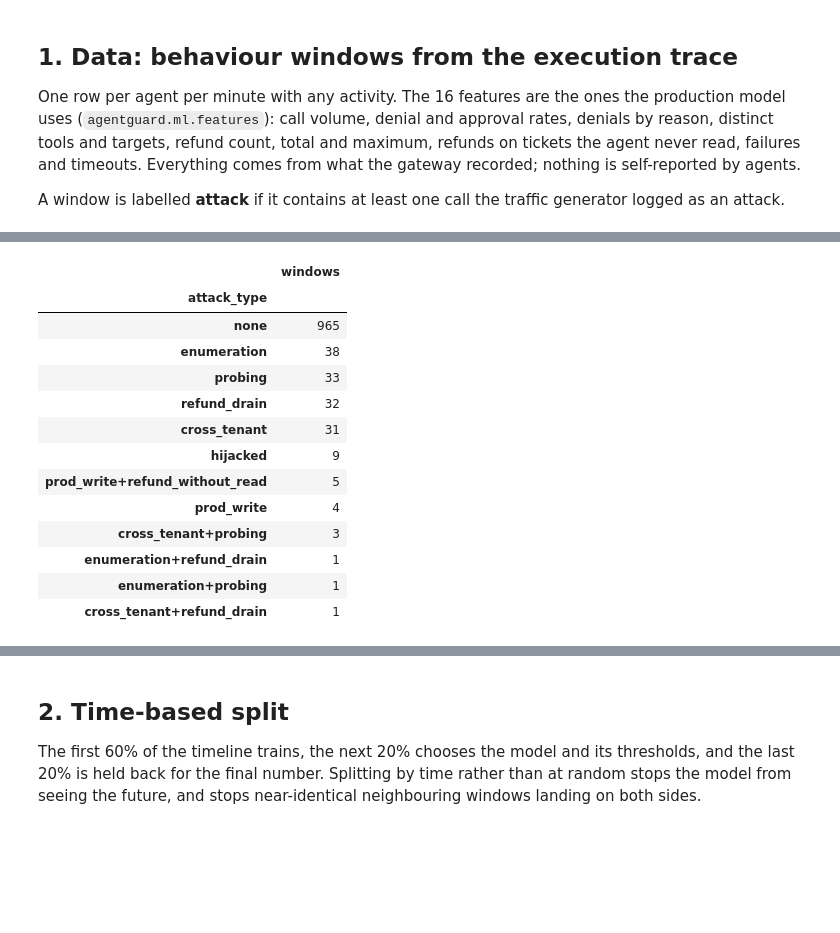
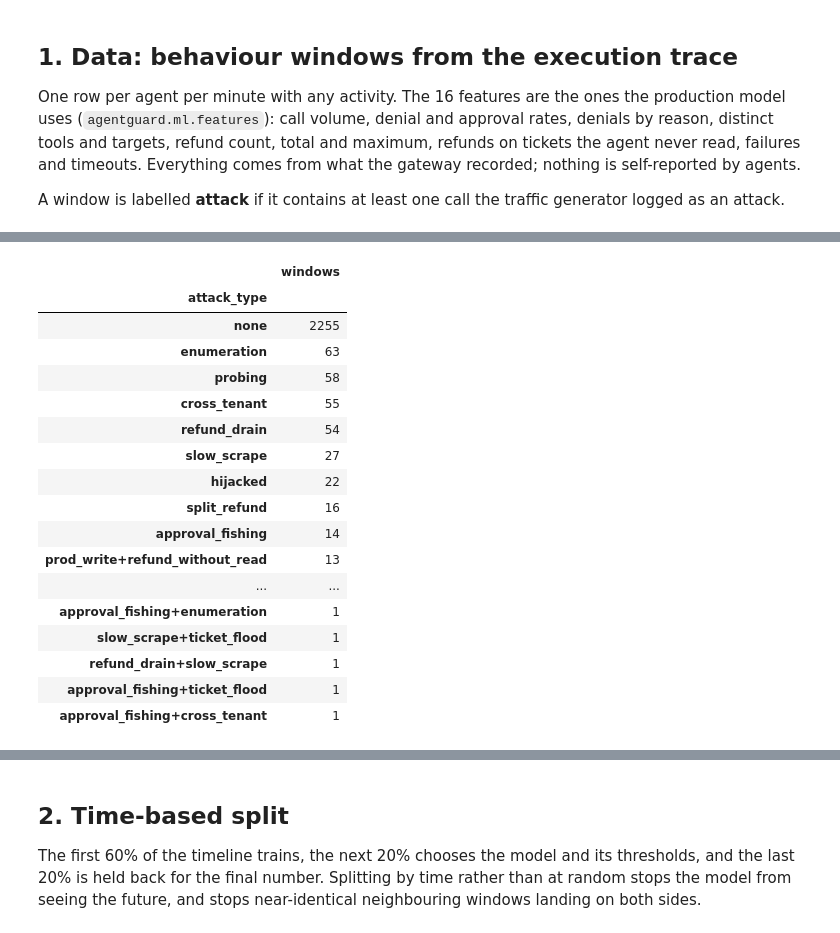
Before and after one commit to barath80/AgentGuard, a Jupyter notebook: notebooks/anomaly_model.ipynb, the cells around one changed output, grey strips where cells are left out. Saved outputs shown, nothing was run; the diff lists cells and outputs as text; code cells hidden in the pictures; blank space fills up the shorter version.

```diff
--- a/notebooks/anomaly_model.ipynb
+++ b/notebooks/anomaly_model.ipynb
@@ -22,6 +22,7 @@ from pathlib import Path
 import matplotlib.pyplot as plt
 import numpy as np
 import pandas as pd
+from IPython.display import display
 from sklearn.metrics import average_precision_score, precision_recall_curve, roc_auc_score
 
 from agentguard.ml.detectors import DETECTORS
@@ -34,7 +35,10 @@ SEED = 0
 # Where the data comes from. With a database and label file available, windows are rebuilt from the
 # trace and saved to DATASET; otherwise the saved dataset is used, so the notebook reruns anywhere.
 DATABASE_URL = os.environ.get("DATABASE_URL")
-LABELS = Path(os.environ.get("AGENTGUARD_LABELS", "data/attacks.jsonl"))
+# One or more ground-truth files (comma-separated): each traffic-generation run writes its own.
+LABELS = [Path(p) for p in os.environ.get("AGENTGUARD_LABELS", "data/attacks.jsonl").split(",") if p]
+# When the second dataset began: the generator added four attack types the first model never saw.
+SECOND_DATASET = datetime.fromisoformat(os.environ.get("AGENTGUARD_SECOND_DATASET", "2026-10-30T09:05:10+00:00"))
 DATA_SINCE = datetime.fromisoformat(os.environ.get("AGENTGUARD_DATA_SINCE", "2026-10-30T05:03:01+00:00"))
 WINDOW = timedelta(minutes=float(os.environ.get("AGENTGUARD_WINDOW_MINUTES", "1")))
 DATASET = Path("data/windows.csv")
@@ -57,9 +61,10 @@ def build_dataset() -> pd.DataFrame:
     finally:
         close_session(session)
     attacks = {}
-    for line in LABELS.read_text().splitlines():
-        row = json.loads(line)
-        attacks[row["execution_id"]] = row["attack"]
+    for path in LABELS:
+        for line in path.read_text().splitlines():
+            row = json.loads(line)
+            attacks[row["execution_id"]] = row["attack"]
     rows = []
     for w in windows:
         kinds = sorted({attacks[e] for e in w.execution_ids if e in attacks})
@@ -71,7 +76,7 @@ def build_dataset() -> pd.DataFrame:
     return pd.DataFrame(rows).sort_values("start").reset_index(drop=True)
 
 
-if DATABASE_URL and LABELS.exists():
+if DATABASE_URL and all(path.exists() for path in LABELS):
     data = build_dataset()
     DATASET.parent.mkdir(parents=True, exist_ok=True)
     data.to_csv(DATASET, index=False)
@@ -90,17 +95,21 @@ rebuilt from the trace and saved to data\windows.csv
 |  | windows |
 | attack_type |  |
-| none | 965 |
-| enumeration | 38 |
-| probing | 33 |
-| refund_drain | 32 |
-| cross_tenant | 31 |
-| hijacked | 9 |
-| prod_write+refund_without_read | 5 |
-| prod_write | 4 |
-| cross_tenant+probing | 3 |
-| enumeration+refund_drain | 1 |
-| enumeration+probing | 1 |
-| cross_tenant+refund_drain | 1 |
+| none | 2255 |
+| enumeration | 63 |
+| probing | 58 |
+| cross_tenant | 55 |
+| refund_drain | 54 |
+| slow_scrape | 27 |
+| hijacked | 22 |
+| split_refund | 16 |
+| approval_fishing | 14 |
+| prod_write+refund_without_read | 13 |
+| ... | ... |
+| approval_fishing+enumeration | 1 |
+| slow_scrape+ticket_flood | 1 |
+| refund_drain+slow_scrape | 1 |
+| approval_fishing+ticket_flood | 1 |
+| approval_fishing+cross_tenant | 1 |
 # %% [markdown]
 ### Label check
 
```
Also changed, not shown: parts of 17 cells of this notebook, 47 other files.
